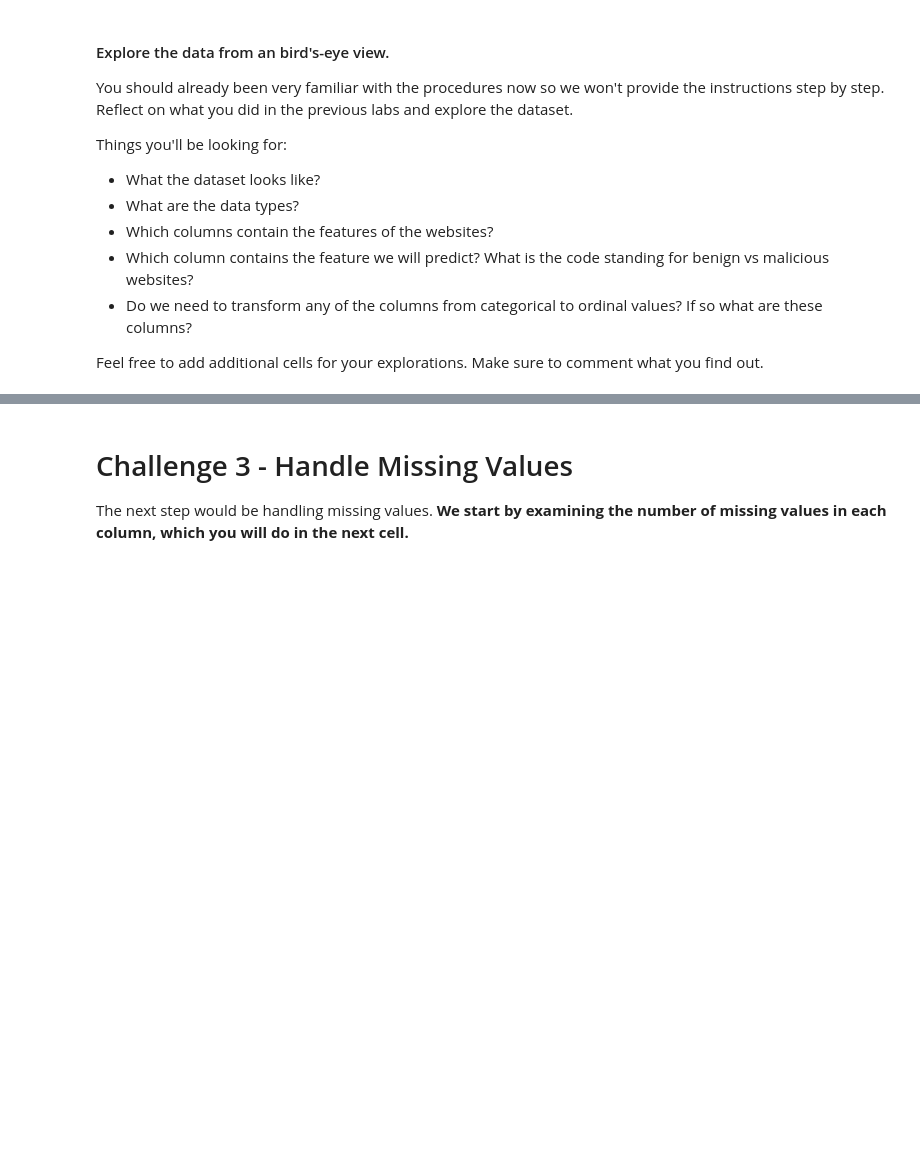
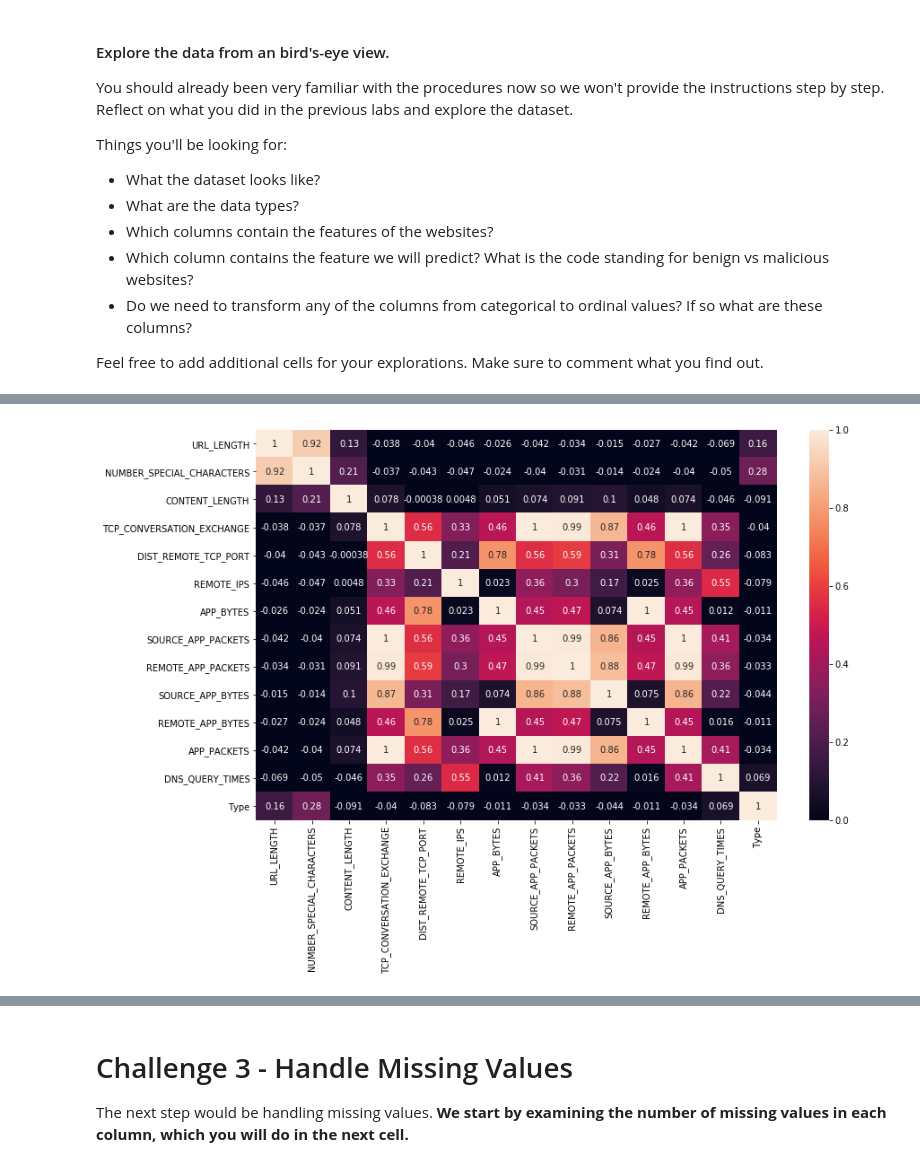
Before and after one commit to ta-datapt-bcn/lab-supervised-learning, a Jupyter notebook: your-code/main.ipynb, the cells around one changed output, grey strips where cells are left out. Saved outputs shown, nothing was run; the diff lists cells and outputs as text; code cells hidden in the pictures; blank space fills up the shorter version.

```diff
--- a/your-code/main.ipynb
+++ b/your-code/main.ipynb
@@ -36,0 +112,8 @@ Feel free to add additional cells for your explorations. Make sure to comment wh
+# %%
+# Your comment here
+fig, ax = plt.subplots(figsize=(13,8))         # Sample figsize in inches
+
+ax = sns.heatmap(websites.corr(),annot=True, vmin=0, vmax=1)
+plt.show()
+# %% [output]
+[figure, added]
```
Also changed, not shown: parts of 54 cells of this notebook.
